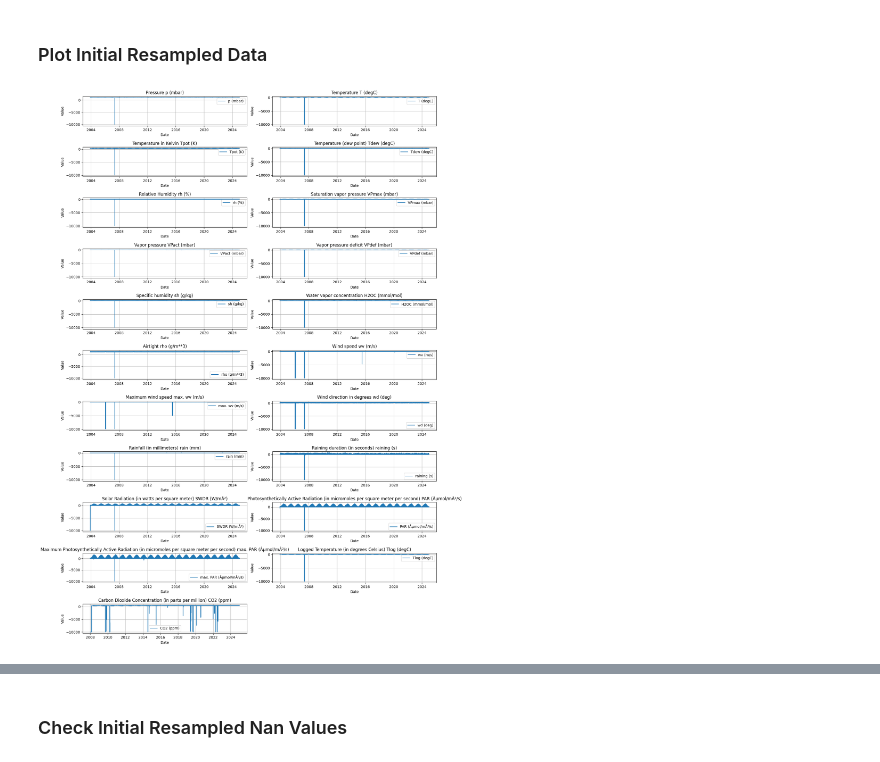
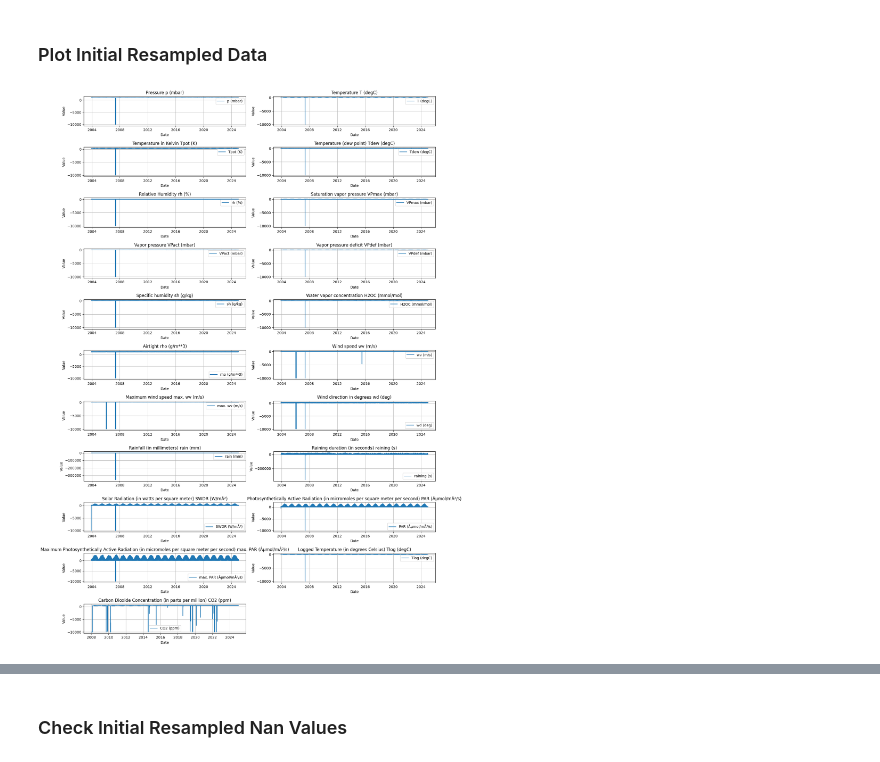
Before and after one commit to Vinzecta/Rainfall-Prediction, a Jupyter notebook: Data Analyst/Analyst.ipynb, the cells around one changed output, grey strips where cells are left out. Cells and saved outputs as stored; diff of their text form; code cells hidden in the pictures.

Commit message:
Add some plots

```diff
--- a/Data Analyst/Analyst.ipynb
+++ b/Data Analyst/Analyst.ipynb
@@ -54,17 +54,23 @@ def plot(data, titles):
 # %%
 import pandas as pd
 import numpy as np
 from sklearn.preprocessing import StandardScaler
 from sklearn.preprocessing import OneHotEncoder
 from sklearn.preprocessing import RobustScaler
 
 data = pd.read_csv("../processed/mpi_roof.csv", encoding='latin-1')
 data['Date Time'] = pd.to_datetime(data['Date Time'], format='%d.%m.%Y %H:%M:%S')
 data = data.set_index("Date Time")
-
-resample_data = data.resample('6h').mean()
-initial_data = resample_data
-
-plot(initial_data, titles)
+resample_data = pd.DataFrame()
+sum_column = ['rain (mm)', 'raining (s)']
+max_column = ['max. wv (m/s)', 'max. PAR (Âµmol/mÂ²/s)']
+for i in data.columns:
+    if i in sum_column:
+        resample_data[i] = data[i].resample('6h').sum()
+    elif i in max_column:
+        resample_data[i] = data[i].resample('6h').max()
+    else:
+        resample_data[i] = data[i].resample('6h').mean()
+plot(resample_data, titles)
 # %% [output]
-[figure, old version]
+[figure, new version]
```
Also changed, not shown: parts of 13 cells of this notebook.
